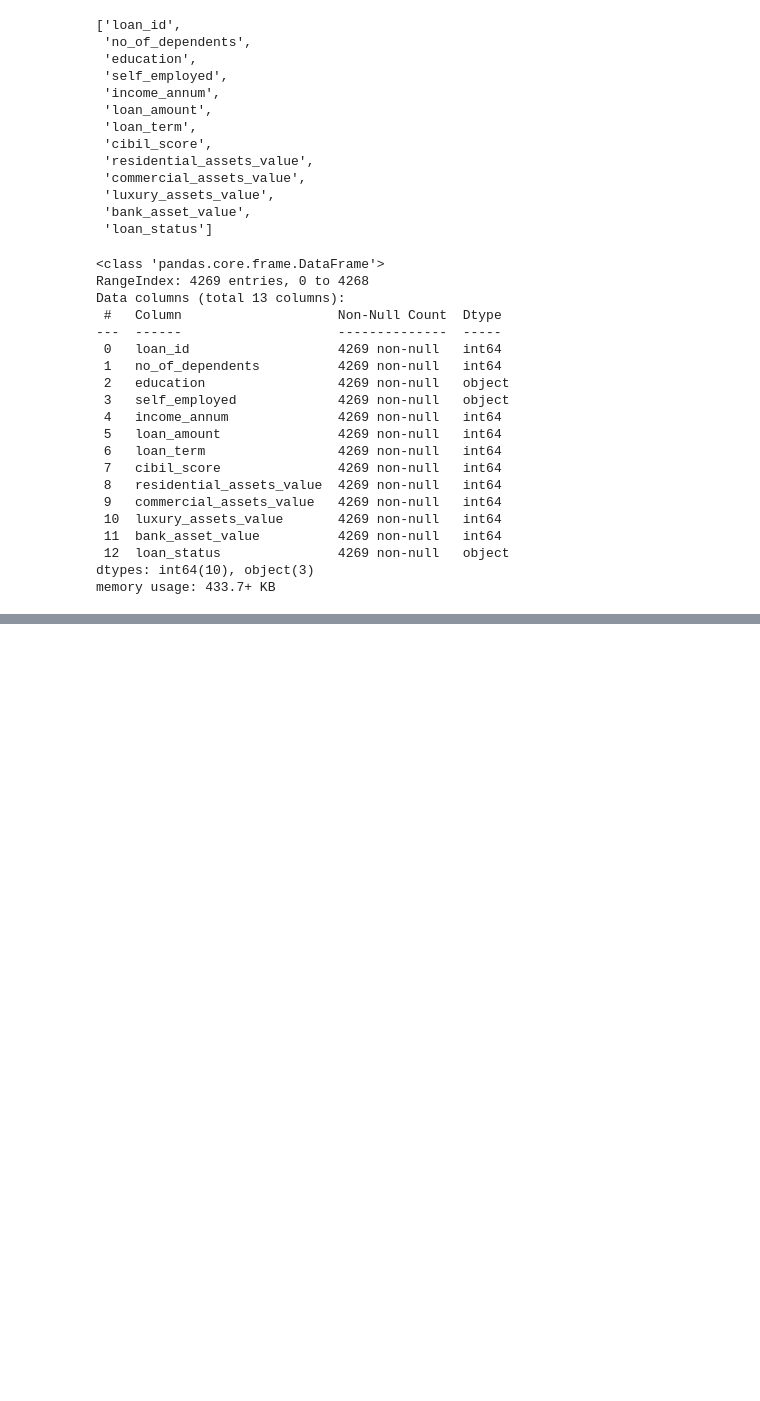
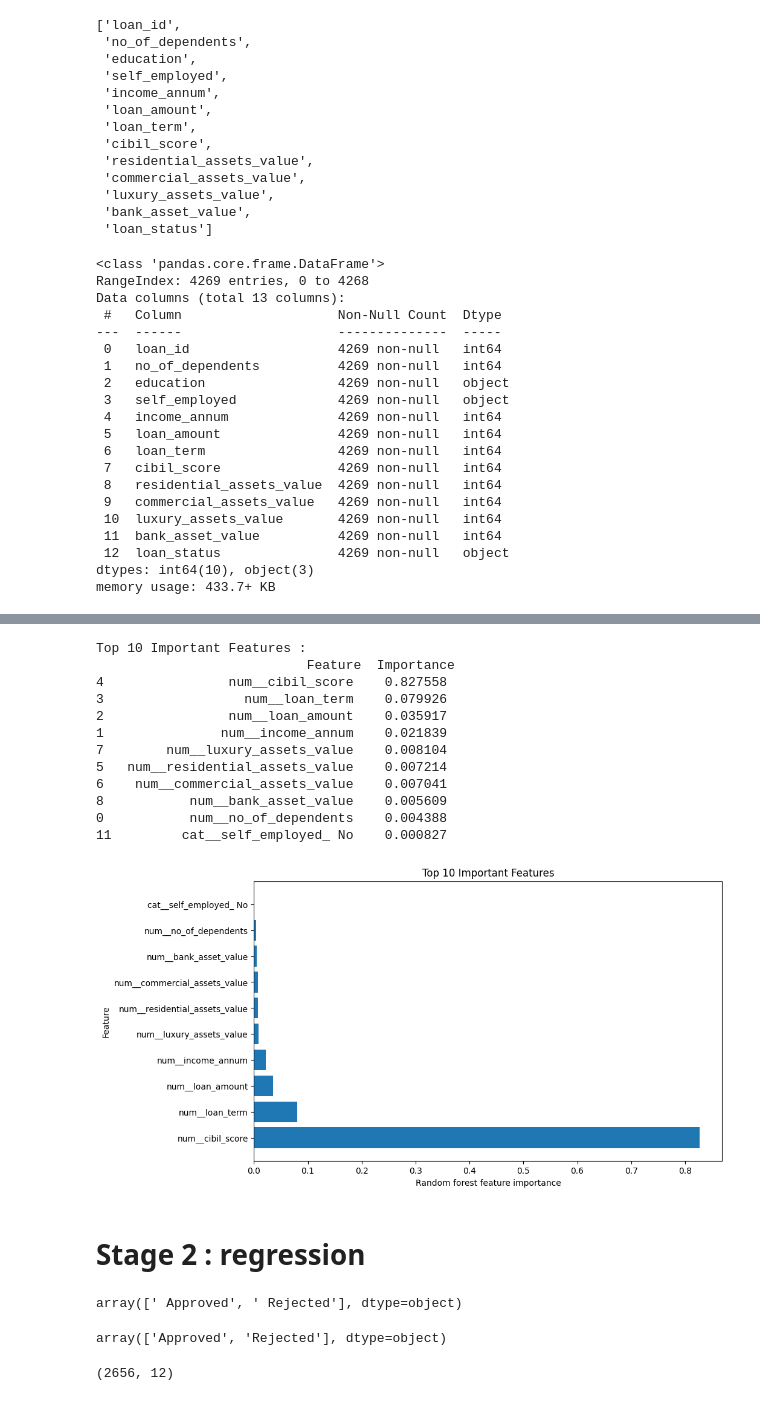
Before and after one commit to dineshtyagi1511/LOAN_APPROVAL_PREDICTION, a Jupyter notebook: analyze.ipynb, the cells around one changed output, grey strips where cells are left out. Cells and saved outputs as stored; diff of their text form; code cells hidden in the pictures; blank space fills up the shorter version.

```diff
--- a/analyze.ipynb
+++ b/analyze.ipynb
@@ -100,0 +234,2 @@ df.describe(include="all")
+# %%
+y = (y=="approved").astype(int)
@@ -100,0 +250,2 @@ df.describe(include="all")
+# %%
+X_train , X_test , y_train, y_test=train_test_split(X,y,test_size=0.20,random_state=10,stratify=y)
@@ -100,0 +260,5 @@ df.describe(include="all")
+# %%
+rf_clf_pipeline = Pipeline(steps=[
+    ('preprocessor', preprocessor),
+    ('rf_cls', RandomForestClassifier())
+])
@@ -100,0 +292,12 @@ df.describe(include="all")
+# %%
+
+# Random forest final baseline model
+rf_clf_pipeline = Pipeline(steps=[
+    ('preprocessor', preprocessor),
+    ('rf_cls', RandomForestClassifier(n_estimators=400, max_depth=None, max_features=None,random_state=10, oob_score=True))
+])
+
+rf_clf_pipeline.fit(X_train, y_train)
+y_pred_cls = rf_clf_pipeline.predict(X_test)
+print(classification_report(y_test, y_pred_cls))
+print("RF cls OOB score :", getattr(rf_clf_pipeline.named_steps['rf_cls'], 'oob_score_', None))
@@ -100,0 +335,44 @@ df.describe(include="all")
+# %%
+feature_importance = rf_clf_pipeline.named_steps['rf_cls'].feature_importances_
+
+preprocessor = rf_clf_pipeline.named_steps['preprocessor']
+
+feature_names = preprocessor.get_feature_names_out()
+
+importance_df = pd.DataFrame(
+    {
+        'Feature' : feature_names,
+        'Importance'  : feature_importance
+    }
+)
+
+importance_df = importance_df.sort_values(by='Importance', ascending=False)
+
+print("Top 10 Important Features : \n", importance_df.head(10))
+
+plt.figure(figsize=(10,6))
+plt.barh(importance_df['Feature'][:10], importance_df['Importance'][:10])
+plt.xlabel("Random forest feature importance")
+plt.ylabel("Feature")
+plt.title("Top 10 Important Features")
+plt.show()
+# %% [output]
+Top 10 Important Features :
+                           Feature  Importance
+4                num__cibil_score    0.827558
+3                  num__loan_term    0.079926
+2                num__loan_amount    0.035917
+1               num__income_annum    0.021839
+7        num__luxury_assets_value    0.008104
+5   num__residential_assets_value    0.007214
+6    num__commercial_assets_value    0.007041
+8           num__bank_asset_value    0.005609
+0           num__no_of_dependents    0.004388
+11         cat__self_employed_ No    0.000827
+[figure, added]
+# %% [markdown]
+# Stage 2 : regression
+# %%
+df["loan_status"].unique()
+# %% [output]
+array([' Approved', ' Rejected'], dtype=object)
@@ -100,0 +381,4 @@ df.describe(include="all")
+# %%
+df["loan_status"].unique()
+# %% [output]
+array(['Approved', 'Rejected'], dtype=object)
@@ -100,0 +387,5 @@ df.describe(include="all")
+# %%
+
+approved_df.shape
+# %% [output]
+(2656, 12)
```
Also changed, not shown: parts of 57 cells of this notebook, 3 other files.
